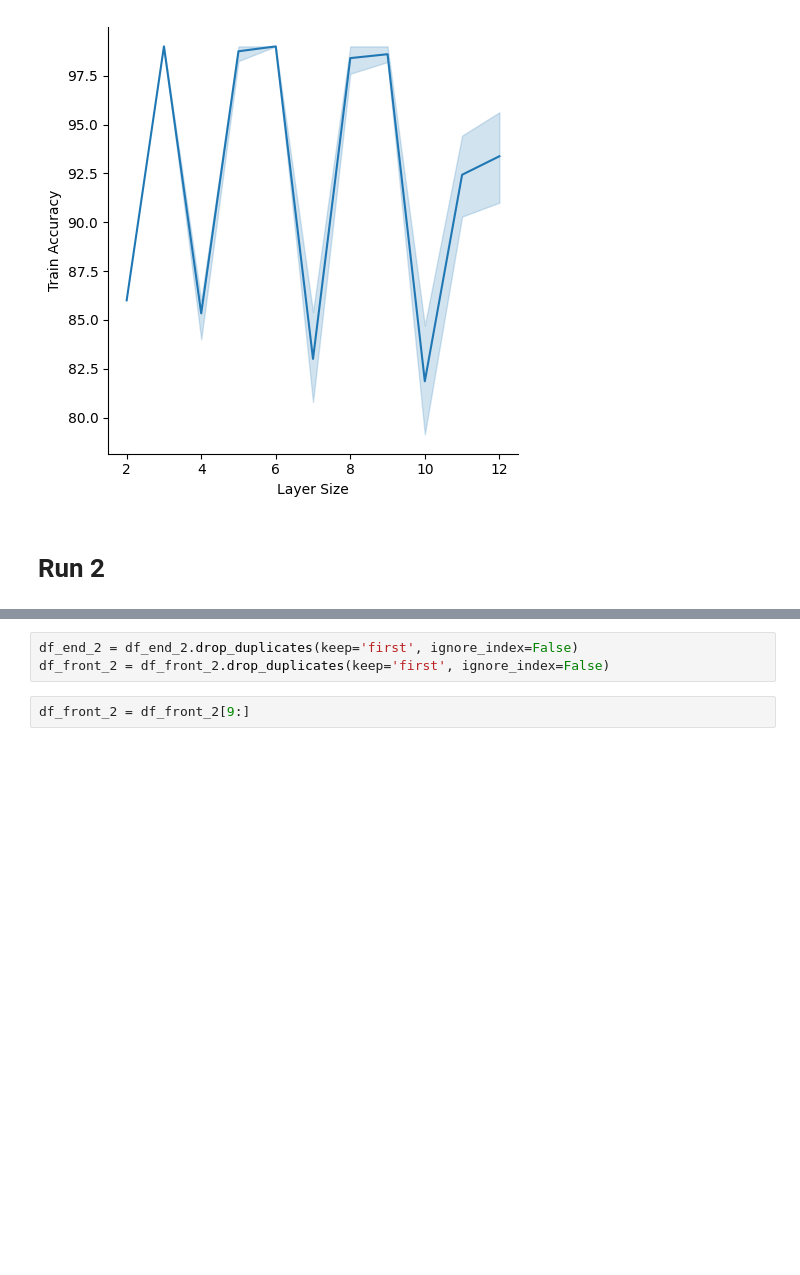
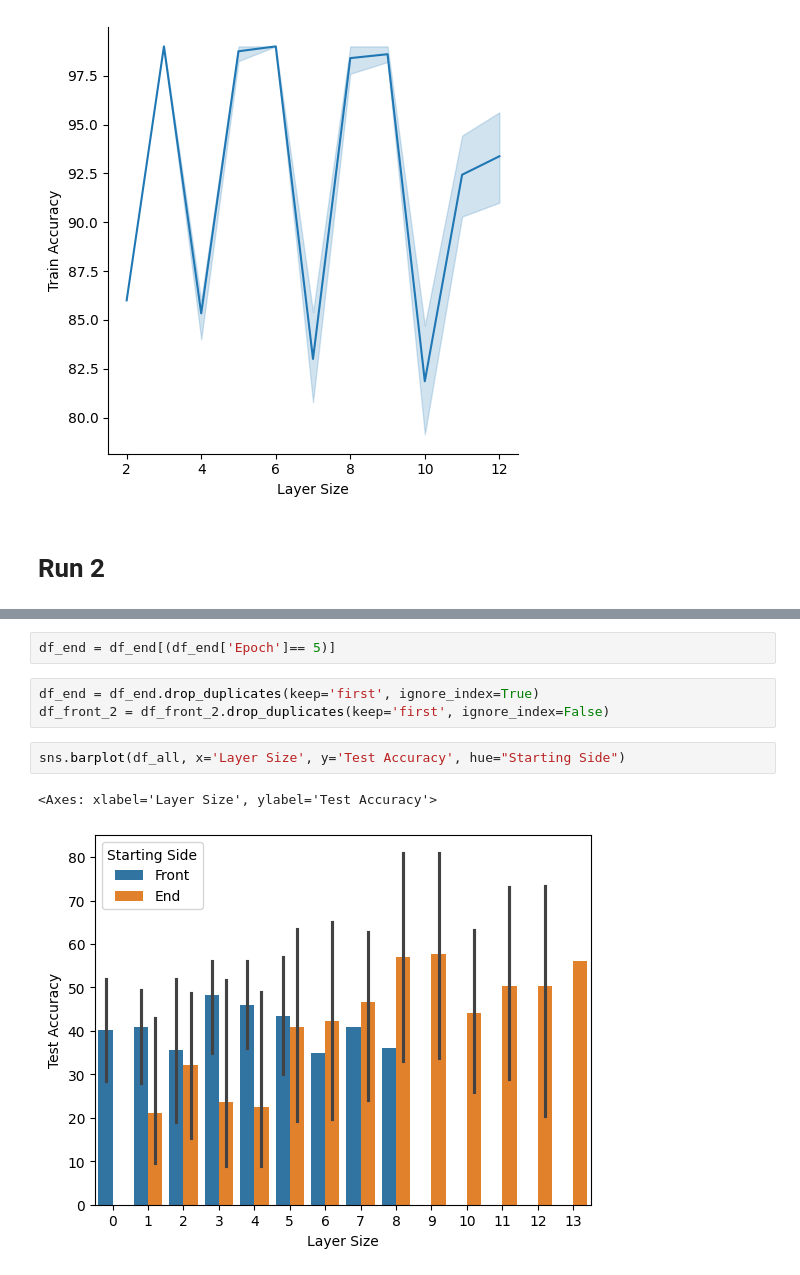
Before and after one commit to Naybellez/antvis, a Jupyter notebook: optics/Kemal/Plotting_K_Sizeofvgg16.ipynb, the cells around one changed output, grey strips where cells are left out. Cells and saved outputs as stored; diff of their text form; blank space fills up the shorter version.

```diff
--- a/optics/Kemal/Plotting_K_Sizeofvgg16.ipynb
+++ b/optics/Kemal/Plotting_K_Sizeofvgg16.ipynb
@@ -414,5 +467,10 @@ df_front_2 = pd.read_csv(frontpath)
+# %%
+df_end = df_end[(df_end['Epoch']== 5)]
 # %%
-df_end_2 = df_end_2.drop_duplicates(keep='first', ignore_index=False)
+df_end = df_end.drop_duplicates(keep='first', ignore_index=True)
 df_front_2 = df_front_2.drop_duplicates(keep='first', ignore_index=False)
 # %%
-df_front_2 = df_front_2[9:]
+sns.barplot(df_all, x='Layer Size', y='Test Accuracy', hue="Starting Side")
+# %% [output]
+<Axes: xlabel='Layer Size', ylabel='Test Accuracy'>
+[figure, added]
```
Also changed, not shown: parts of 9 cells of this notebook, 3 other files.
